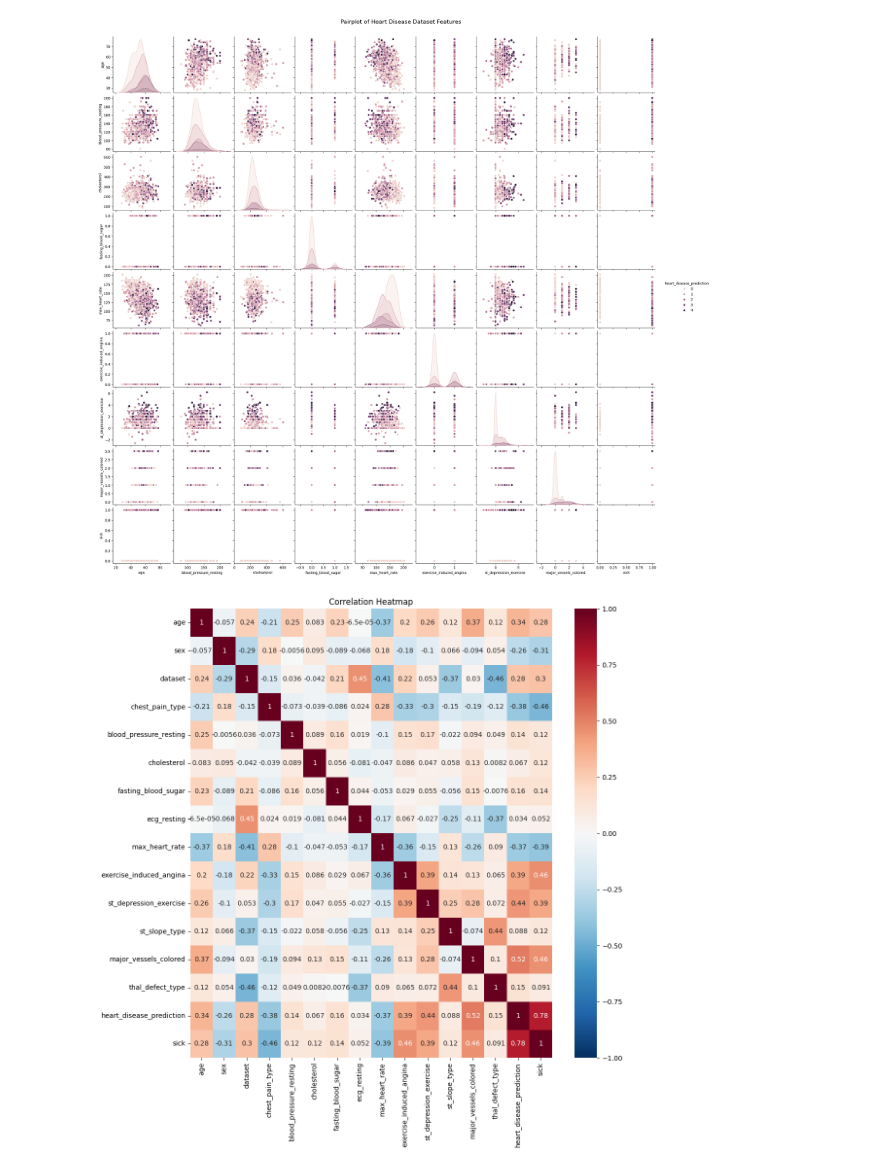
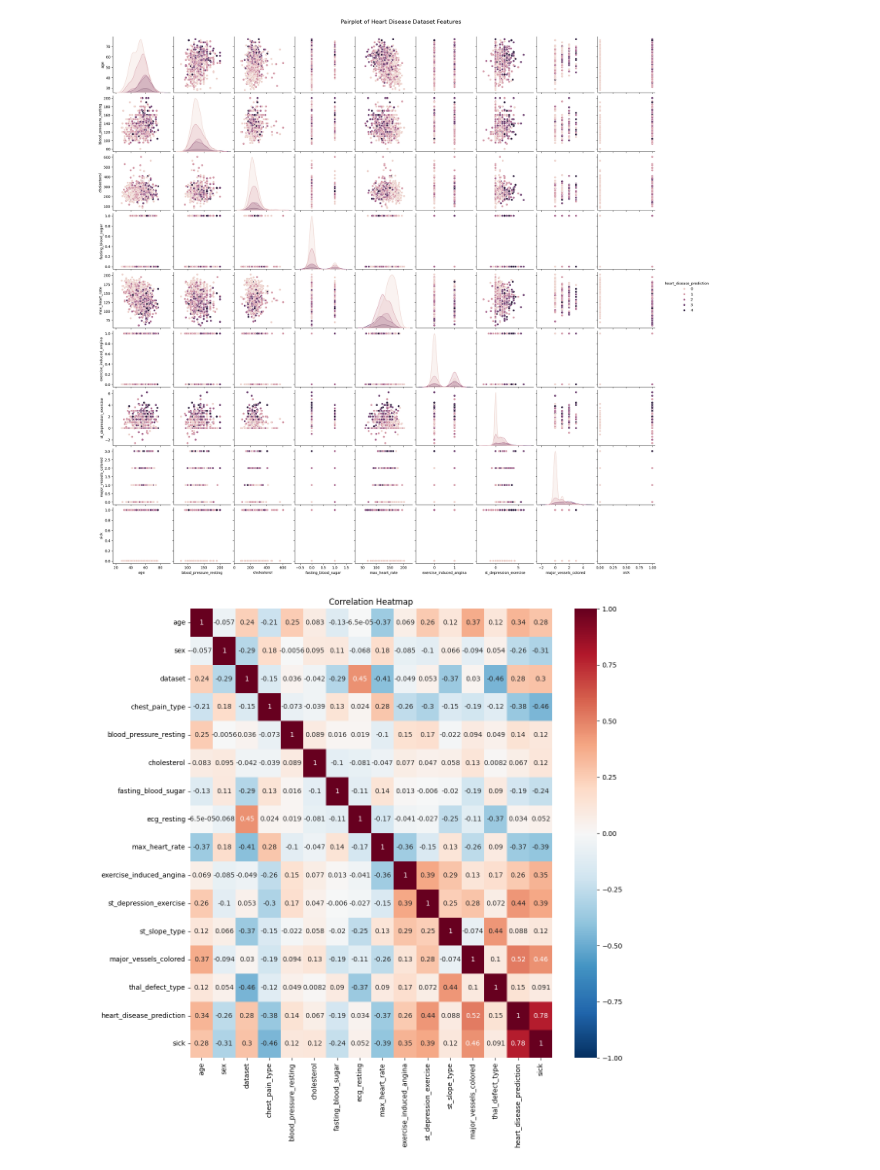
Before and after one commit to PaoloWalsh/medical-diagnosis-aid, a Jupyter notebook: notebooks/heart_data_analysis.ipynb, the cells around one changed output. Saved outputs shown, nothing was run; the diff lists cells and outputs as text; code cells hidden in the pictures.

```diff
--- a/notebooks/heart_data_analysis.ipynb
+++ b/notebooks/heart_data_analysis.ipynb
@@ -374,12 +374,13 @@ plt.show()
 [figure]
 # %%
 df_encoded = df.copy()
-for col in ['sex', 'dataset', 'chest_pain_type', 'ecg_resting', 'st_slope_type', 'thal_defect_type']:
+non_numeric_cols = df_encoded.select_dtypes(exclude=['number']).columns.tolist()
+for col in non_numeric_cols:
     df_encoded[col] = pd.factorize(df_encoded[col])[0]
 
 plt.figure(figsize=(12, 12))
 sns.heatmap(df_encoded.corr(), vmin=-1.0, center=0, cmap='RdBu_r', annot=True)
 plt.title('Correlation Heatmap')
 plt.show()
 # %% [output]
-[figure, old version]
+[figure, new version]
```
Also changed, not shown: parts of 1 cell of this notebook.
